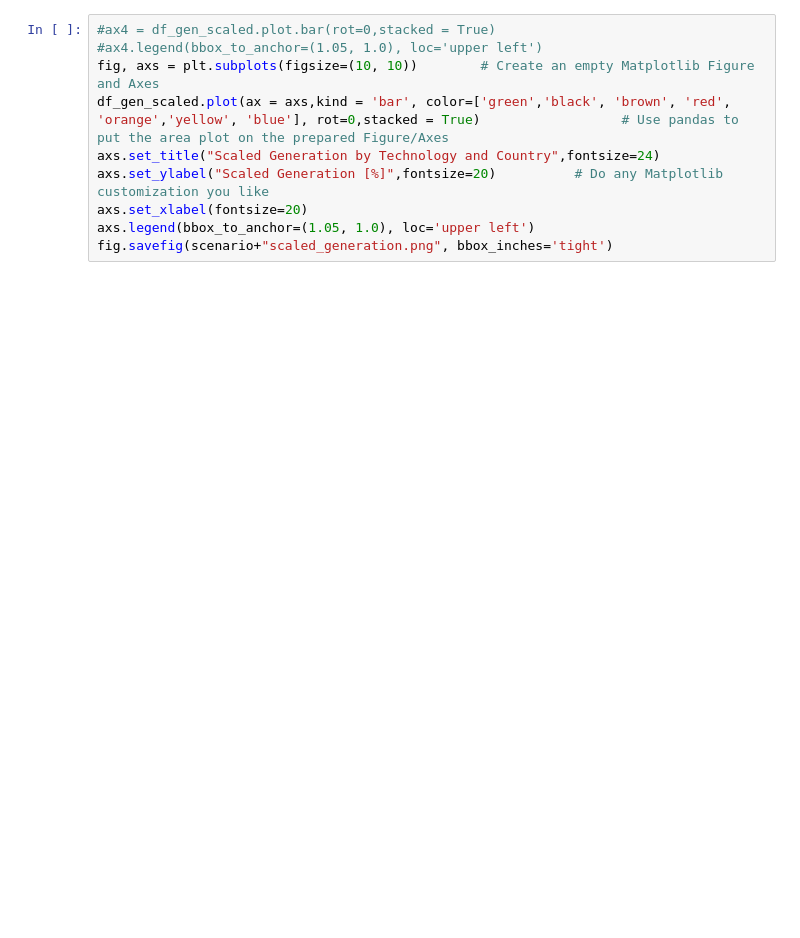
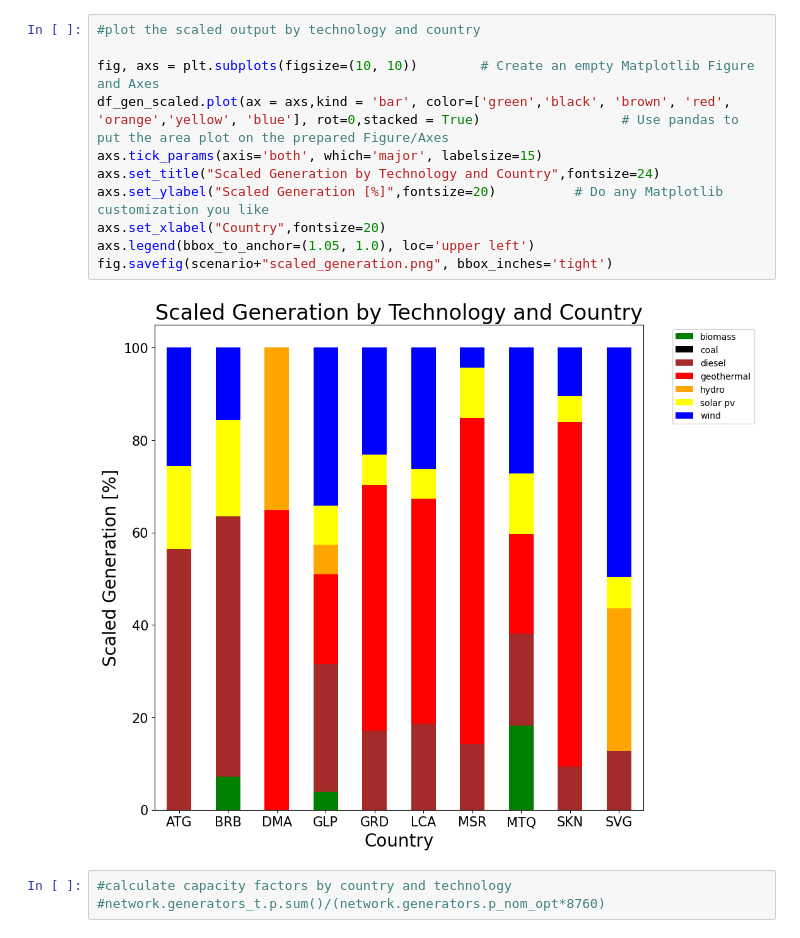
Before and after one commit to RJBrecha/EasternCaribbean100pctRE, a Jupyter notebook: ScenarioSet1/Eastern_CaribbeanExtendable.ipynb, the cells around one changed output. Saved outputs shown, nothing was run; the diff lists cells and outputs as text; blank space fills up the shorter version.

```diff
--- a/ScenarioSet1/Eastern_CaribbeanExtendable.ipynb
+++ b/ScenarioSet1/Eastern_CaribbeanExtendable.ipynb
@@ -105,12 +241,18 @@ fig.savefig(scenario+"generation.png", bbox_inches='tight')
 df_gen_scaled = df_gen.div(df_gen.sum(axis=1), axis=0)*100
 # %%
-#ax4 = df_gen_scaled.plot.bar(rot=0,stacked = True)
-#ax4.legend(bbox_to_anchor=(1.05, 1.0), loc='upper left')
+#plot the scaled output by technology and country
+
 fig, axs = plt.subplots(figsize=(10, 10))        # Create an empty Matplotlib Figure and Axes
 df_gen_scaled.plot(ax = axs,kind = 'bar', color=['green','black', 'brown', 'red', 'orange','yellow', 'blue'], rot=0,stacked = True)                  # Use pandas to put the area plot on the prepared Figure/Axes
+axs.tick_params(axis='both', which='major', labelsize=15)
 axs.set_title("Scaled Generation by Technology and Country",fontsize=24)
 axs.set_ylabel("Scaled Generation [%]",fontsize=20)          # Do any Matplotlib customization you like
-axs.set_xlabel(fontsize=20)
+axs.set_xlabel("Country",fontsize=20)
 axs.legend(bbox_to_anchor=(1.05, 1.0), loc='upper left')
 fig.savefig(scenario+"scaled_generation.png", bbox_inches='tight')
+# %% [output]
+[figure, added]
+# %%
+#calculate capacity factors by country and technology
+#network.generators_t.p.sum()/(network.generators.p_nom_opt*8760)
 # %%
```
Also changed, not shown: parts of 31 cells of this notebook.
